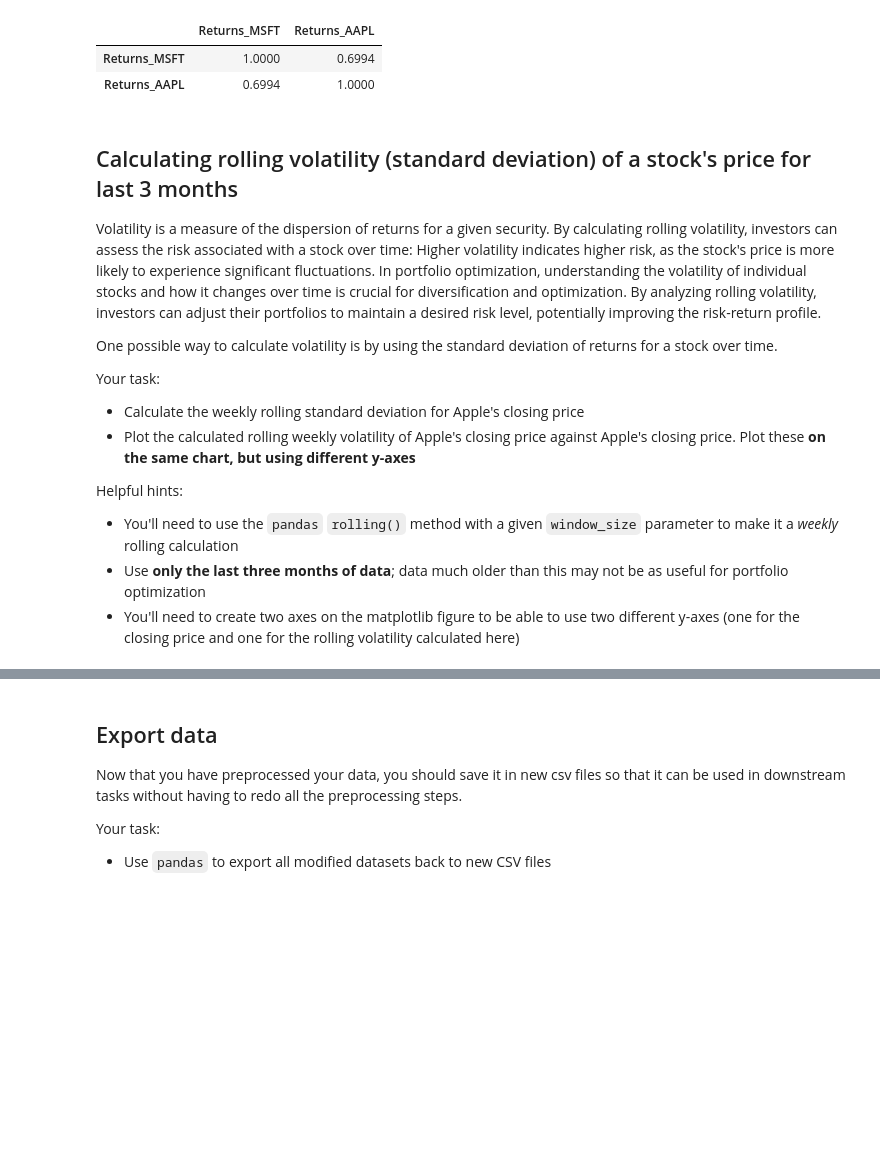
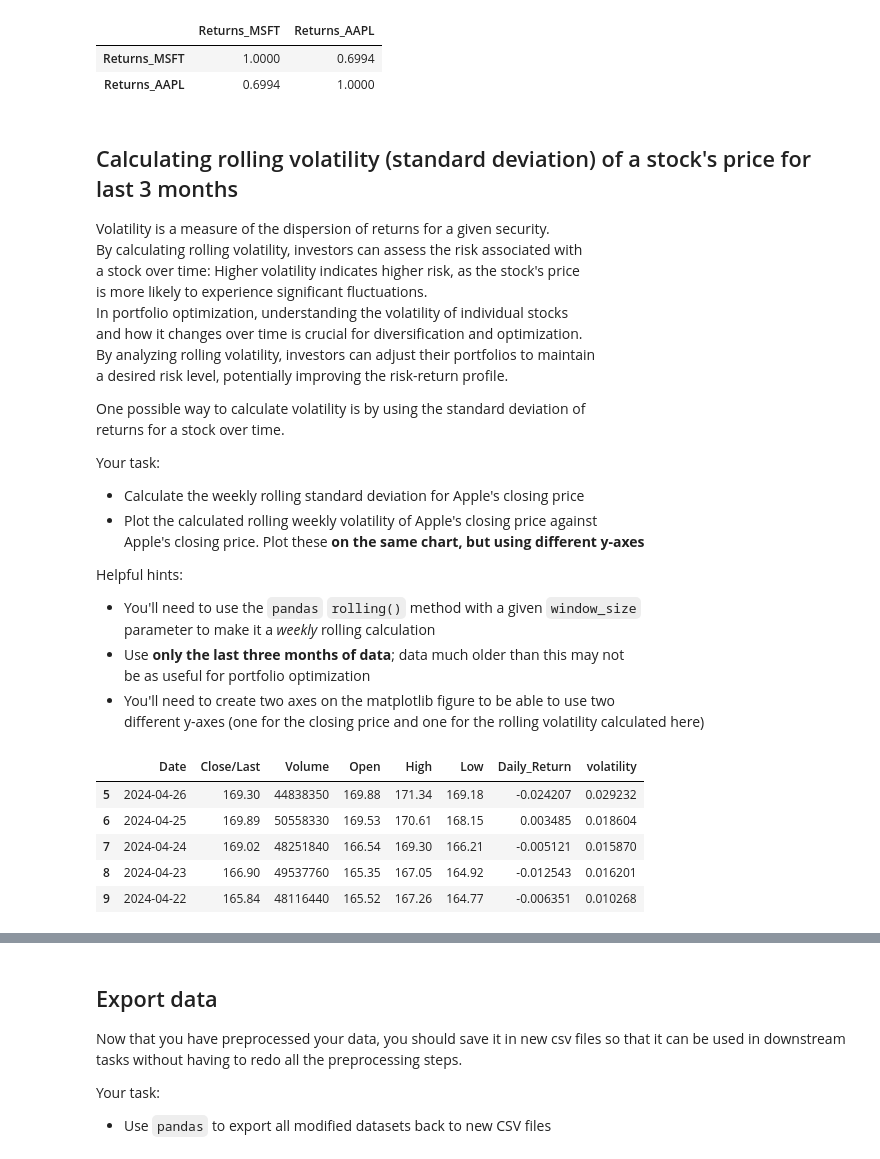
Before and after one commit to waynebar69/Stocks_ML-Pipeline, a Jupyter notebook: Project/EDA.ipynb, the cells around one changed output, grey strips where cells are left out. Saved outputs shown, nothing was run; the diff lists cells and outputs as text; code cells hidden in the pictures; blank space fills up the shorter version.

```diff
--- a/Project/EDA.ipynb
+++ b/Project/EDA.ipynb
@@ -675,17 +666,29 @@ corr
 # %% [markdown]
 ## Calculating rolling volatility (standard deviation) of a stock's price for last 3 months
 
-Volatility is a measure of the dispersion of returns for a given security. By calculating rolling volatility, investors can assess the risk associated with a stock over time: Higher volatility indicates higher risk, as the stock's price is more likely to experience significant fluctuations. In portfolio optimization, understanding the volatility of individual stocks and how it changes over time is crucial for diversification and optimization. By analyzing rolling volatility, investors can adjust their portfolios to maintain a desired risk level, potentially improving the risk-return profile.
+Volatility is a measure of the dispersion of returns for a given security. <br>
+By calculating rolling volatility, investors can assess the risk associated with <br>
+a stock over time: Higher volatility indicates higher risk, as the stock's price <br>
+is more likely to experience significant fluctuations. <br>
+In portfolio optimization, understanding the volatility of individual stocks <br>
+and how it changes over time is crucial for diversification and optimization. <br>
+By analyzing rolling volatility, investors can adjust their portfolios to maintain <br>
+a desired risk level, potentially improving the risk-return profile.
 
-One possible way to calculate volatility is by using the standard deviation of returns for a stock over time.
+One possible way to calculate volatility is by using the standard deviation of <br>
+returns for a stock over time.
 
 Your task:
 * Calculate the weekly rolling standard deviation for Apple's closing price
-* Plot the calculated rolling weekly volatility of Apple's closing price against Apple's closing price. Plot these **on the same chart, but using different y-axes**
+* Plot the calculated rolling weekly volatility of Apple's closing price against <br>
+Apple's closing price. Plot these **on the same chart, but using different y-axes**
 
 Helpful hints:
-* You'll need to use the `pandas` `rolling()` method with a given `window_size` parameter to make it a _weekly_ rolling calculation
-* Use **only the last three months of data**; data much older than this may not be as useful for portfolio optimization
-* You'll need to create two axes on the matplotlib figure to be able to use two different y-axes (one for the closing price and one for the rolling volatility calculated here)
+* You'll need to use the `pandas` `rolling()` method with a given `window_size` <br>
+parameter to make it a _weekly_ rolling calculation
+* Use **only the last three months of data**; data much older than this may not <br>
+be as useful for portfolio optimization
+* You'll need to create two axes on the matplotlib figure to be able to use two <br>
+different y-axes (one for the closing price and one for the rolling volatility calculated here)
 # %%
 # Define the window size for the rolling calculation (e.g., one week)
@@ -692,2 +696,17 @@ Helpful hints:
 # %%
+# Calculate the returns for the last 3 months
+AAPL_last3_months['Daily_Return'] = AAPL_last3_months['Close/Last'].pct_change()
+
 # Calculate rolling one-week volatility
+AAPL_last3_months['volatility'] = AAPL_last3_months['Daily_Return'].rolling(window=WINDOW_SIZE).std()
+
+AAPL_last3_months.dropna(inplace=True)
+
+AAPL_last3_months.head()
+# %% [output]
+|  | Date | Close/Last | Volume | Open | High | Low | Daily_Return | volatility |
+| 5 | 2024-04-26 | 169.30 | 44838350 | 169.88 | 171.34 | 169.18 | -0.024207 | 0.029232 |
+| 6 | 2024-04-25 | 169.89 | 50558330 | 169.53 | 170.61 | 168.15 | 0.003485 | 0.018604 |
+| 7 | 2024-04-24 | 169.02 | 48251840 | 166.54 | 169.30 | 166.21 | -0.005121 | 0.015870 |
+| 8 | 2024-04-23 | 166.90 | 49537760 | 165.35 | 167.05 | 164.92 | -0.012543 | 0.016201 |
+| 9 | 2024-04-22 | 165.84 | 48116440 | 165.52 | 167.26 | 164.77 | -0.006351 | 0.010268 |
```
Also changed, not shown: parts of 6 cells of this notebook.
